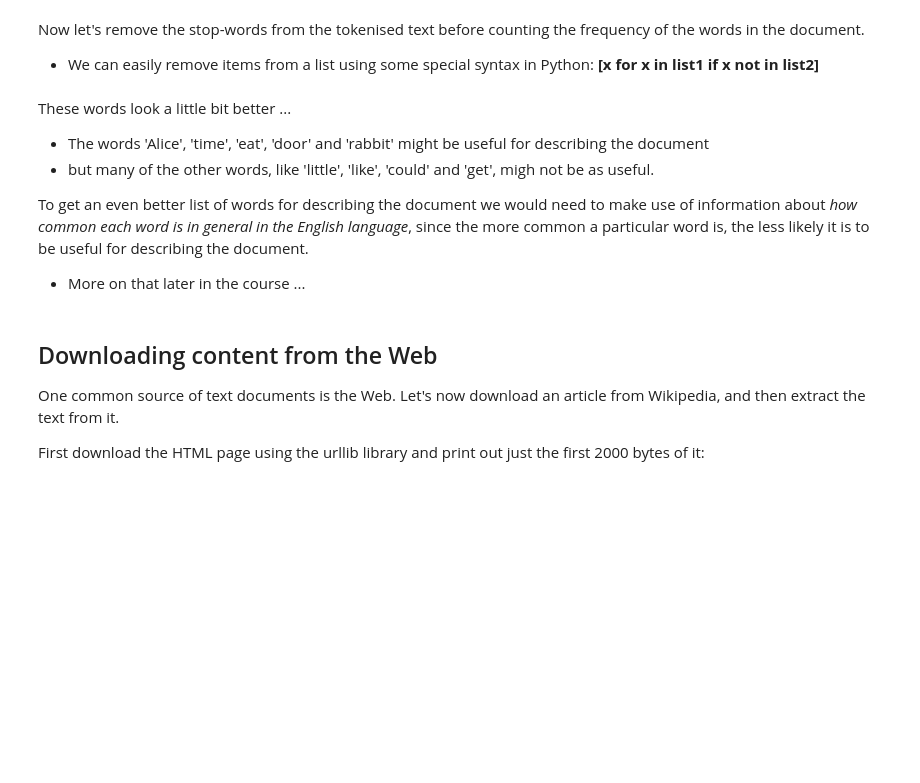
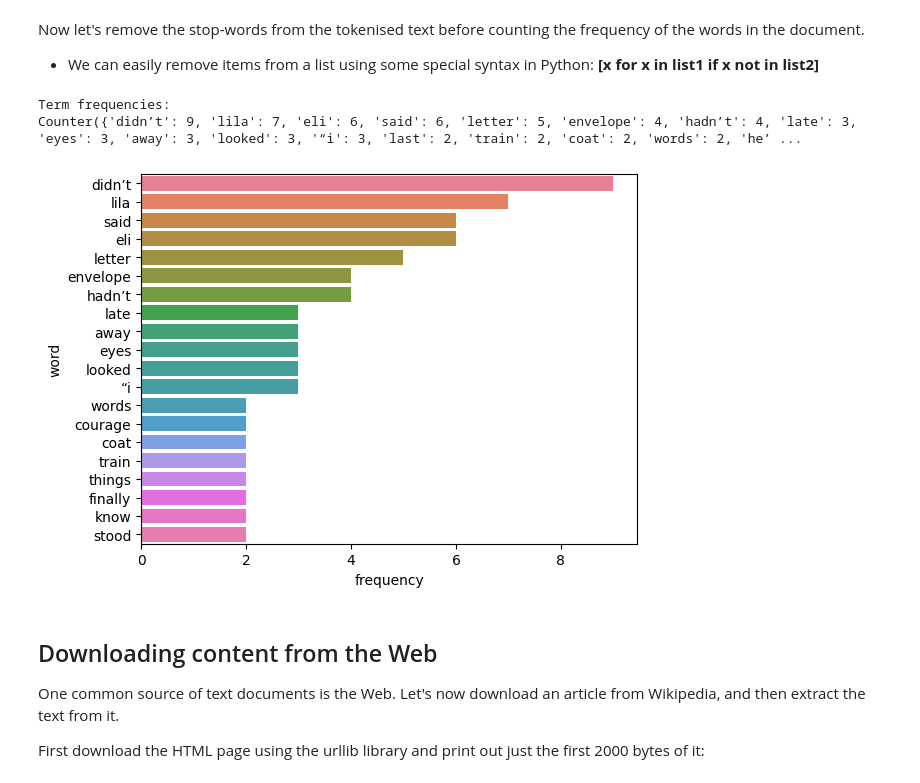
Before and after one commit to Mohammad-Amirifard/NLP_Tutorial, a Jupyter notebook: 01_Reading_and_Manipulating_Text_data.ipynb, the cells around one changed output. Saved outputs shown, nothing was run; the diff lists cells and outputs as text; code cells hidden in the pictures; blank space fills up the shorter version.

```diff
--- a/01_Reading_and_Manipulating_Text_data.ipynb
+++ b/01_Reading_and_Manipulating_Text_data.ipynb
@@ -306,17 +396,25 @@ print(stopwords.words('italian'))
 Now let's remove the stop-words from the tokenised text before counting the frequency of the words in the document.
 - We can easily remove items from a list using some special syntax in Python: **[x for x in list1 if x not in list2]**
 # %%
-words_nostopwords = [w for w in words if w not in stopwords.words('english')]
-counts_nostopwords = nltk.Counter(words_nostopwords)
-counts_nostopwords.most_common(20)
+words_nostopwords = words.copy()
+for word in words:
+  if word in stopwords.words('english'):
+    words_nostopwords.remove(word)
-# %% [markdown]
-These words look a little bit better ...
-- The words 'Alice', 'time', 'eat', 'door' and 'rabbit' might be useful for describing the document
-- but many of the other words, like 'little', 'like', 'could' and 'get', migh not be as useful.
-
-
-To get an even better list of words for describing the document we would need to make use of information about *how common each word is in general in the English language*, since the more common a particular word is, the less likely it is to be useful for describing the document.
-- More on that later in the course ...
+# %%
+counts = Counter(words_nostopwords)
+print("Term frequencies:")
+print(counts)
+# %% [output]
+Term frequencies:
+Counter({'didn’t': 9, 'lila': 7, 'eli': 6, 'said': 6, 'letter': 5, 'envelope': 4, 'hadn’t': 4, 'late': 3, 'eyes': 3, 'away': 3, 'looked': 3, '“i': 3, 'last': 2, 'train': 2, 'coat': 2, 'words': 2, 'he’ ...
+# %%
+# Agian check the term frequency to see what happend
+words_nostopwords_freq_dataframe = pd.DataFrame(counts.items(),columns=['word','frequency']).sort_values(by='frequency',ascending=False)
+# create subplot of the different data frames
+sns.barplot(x='frequency',y='word',data=words_nostopwords_freq_dataframe.head(20),hue='word')
+plt.show()
+# %% [output]
+[figure, added]
 # %% [markdown]
 ## Downloading content from the Web
 
```
Also changed, not shown: parts of 33 cells of this notebook.
